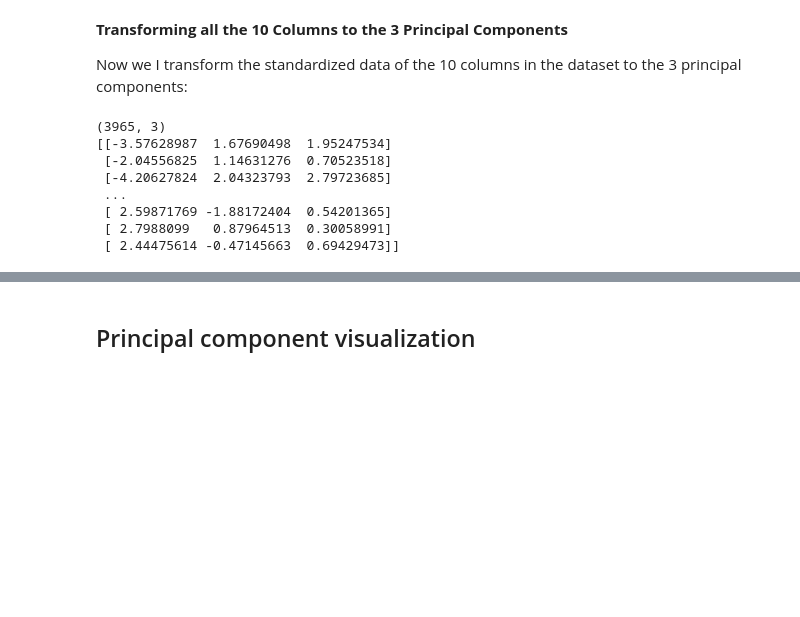
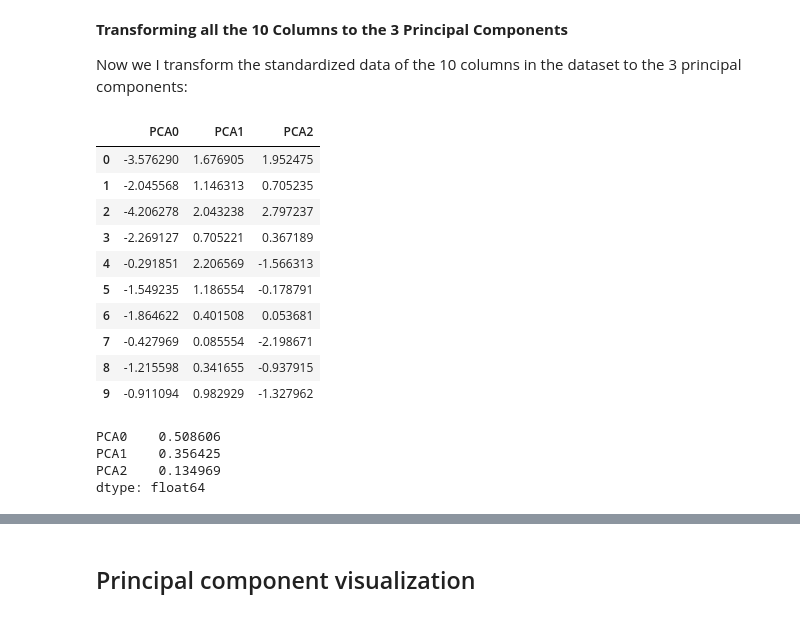
Before and after one commit to MarciaFG/scimobility, a Jupyter notebook: AlignP_PCA.ipynb, the cells around one changed output, grey strips where cells are left out. Drawn from its saved outputs; the diff is of its cells as text; code cells hidden in the pictures; blank space fills up the shorter version.

```diff
--- a/AlignP_PCA.ipynb
+++ b/AlignP_PCA.ipynb
@@ -480,16 +482,28 @@ Component 2: ['pp_p_collab_new_native', 'pp_topics_newcomers', 'pp_top_prop1', '
 **Transforming all the 10 Columns to the 3 Principal Components**
 
 Now we I transform the standardized data of the 10 columns in the dataset to the 3 principal components:
-# %%
-X_pca = pca.transform(X_costheta_predictors)
-print(X_pca.shape)
-print(X_pca)
-# %% [output]
-(3965, 3)
-[[-3.57628987  1.67690498  1.95247534]
- [-2.04556825  1.14631276  0.70523518]
- [-4.20627824  2.04323793  2.79723685]
- ...
- [ 2.59871769 -1.88172404  0.54201365]
- [ 2.7988099   0.87964513  0.30058991]
- [ 2.44475614 -0.47145663  0.69429473]]
+# %%
+pca.fit(X_costheta_predictors)
+X_pca = pd.DataFrame(pca.transform(X_costheta_predictors), columns=['PCA%i' % i for i in range(3)], index=df.index)
+X_pca.head(10)
+# %% [output]
+|  | PCA0 | PCA1 | PCA2 |
+| 0 | -3.576290 | 1.676905 | 1.952475 |
+| 1 | -2.045568 | 1.146313 | 0.705235 |
+| 2 | -4.206278 | 2.043238 | 2.797237 |
+| 3 | -2.269127 | 0.705221 | 0.367189 |
+| 4 | -0.291851 | 2.206569 | -1.566313 |
+| 5 | -1.549235 | 1.186554 | -0.178791 |
+| 6 | -1.864622 | 0.401508 | 0.053681 |
+| 7 | -0.427969 | 0.085554 | -2.198671 |
+| 8 | -1.215598 | 0.341655 | -0.937915 |
+| 9 | -0.911094 | 0.982929 | -1.327962 |
+# %%
+ex_variance=np.var(X_pca,axis=0)
+ex_variance_ratio = ex_variance/np.sum(ex_variance)
+ex_variance_ratio
+# %% [output]
+PCA0    0.508606
+PCA1    0.356425
+PCA2    0.134969
+dtype: float64
```
Also changed, not shown: parts of 12 cells of this notebook.
